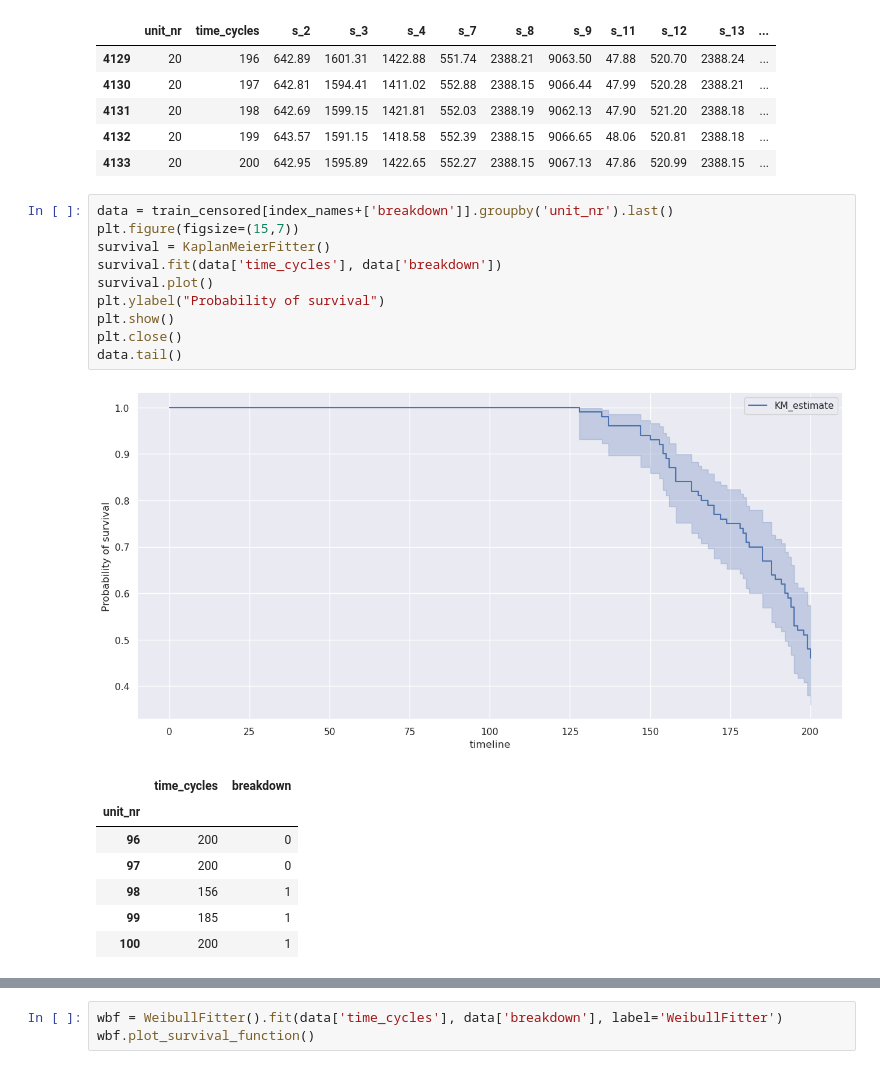
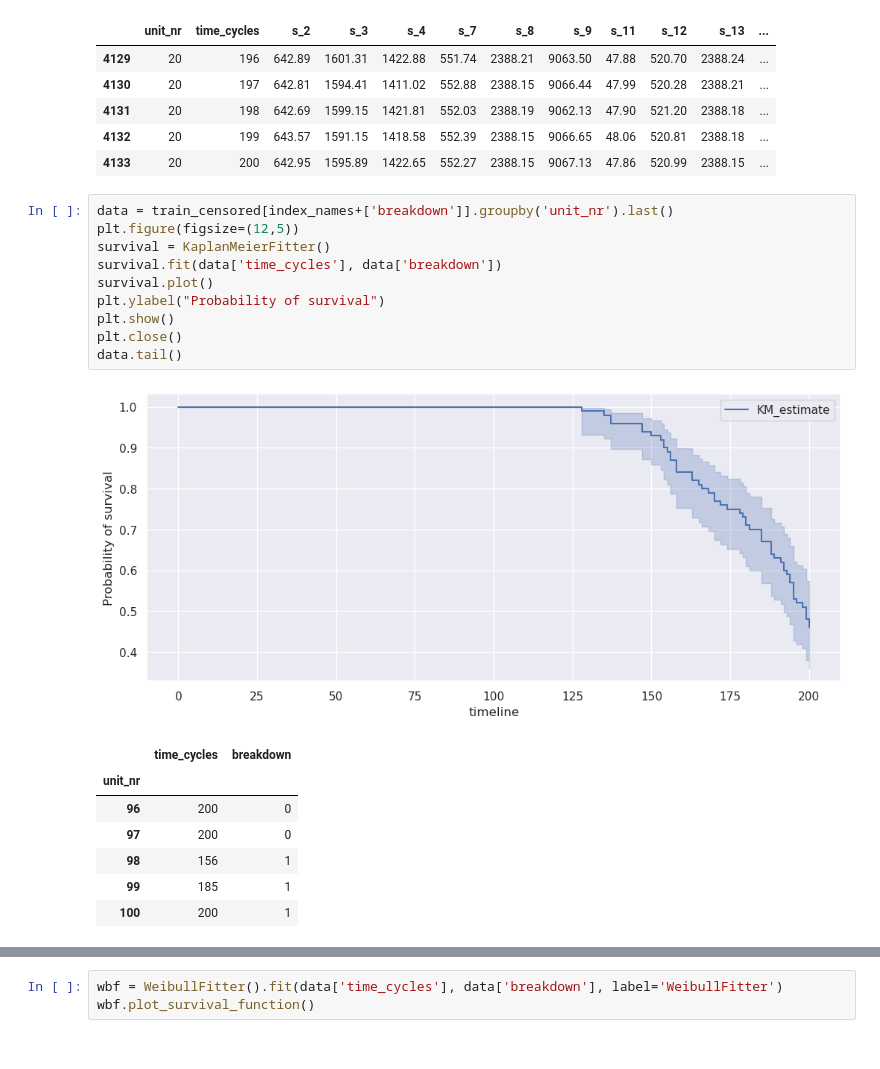
Before and after one commit to xxl4tomxu98/NASA-Jet-Engine-Maintenance, a Jupyter notebook: Survival Analysis/survival.ipynb, the cells around one changed output, grey strips where cells are left out. Cells and saved outputs as stored; diff of their text form.

```diff
--- a/Survival Analysis/survival.ipynb
+++ b/Survival Analysis/survival.ipynb
@@ -104,16 +104,16 @@ train_censored[train_censored["unit_nr"] == 20].tail()
 | 4133 | 20 | 200 | 642.95 | 1595.89 | 1422.65 | 552.27 | 2388.15 | 9067.13 | 47.86 | 520.99 | 2388.15 | ... |
 # %%
 data = train_censored[index_names+['breakdown']].groupby('unit_nr').last()
-plt.figure(figsize=(15,7))
+plt.figure(figsize=(12,5))
 survival = KaplanMeierFitter()
 survival.fit(data['time_cycles'], data['breakdown'])
 survival.plot()
 plt.ylabel("Probability of survival")
 plt.show()
 plt.close()
 data.tail()
 # %% [output]
-[figure, old version]
+[figure, new version]
 |  | time_cycles | breakdown |
 | unit_nr |  |  |
 | 96 | 200 | 0 |
```
Also changed, not shown: parts of 5 cells of this notebook.
